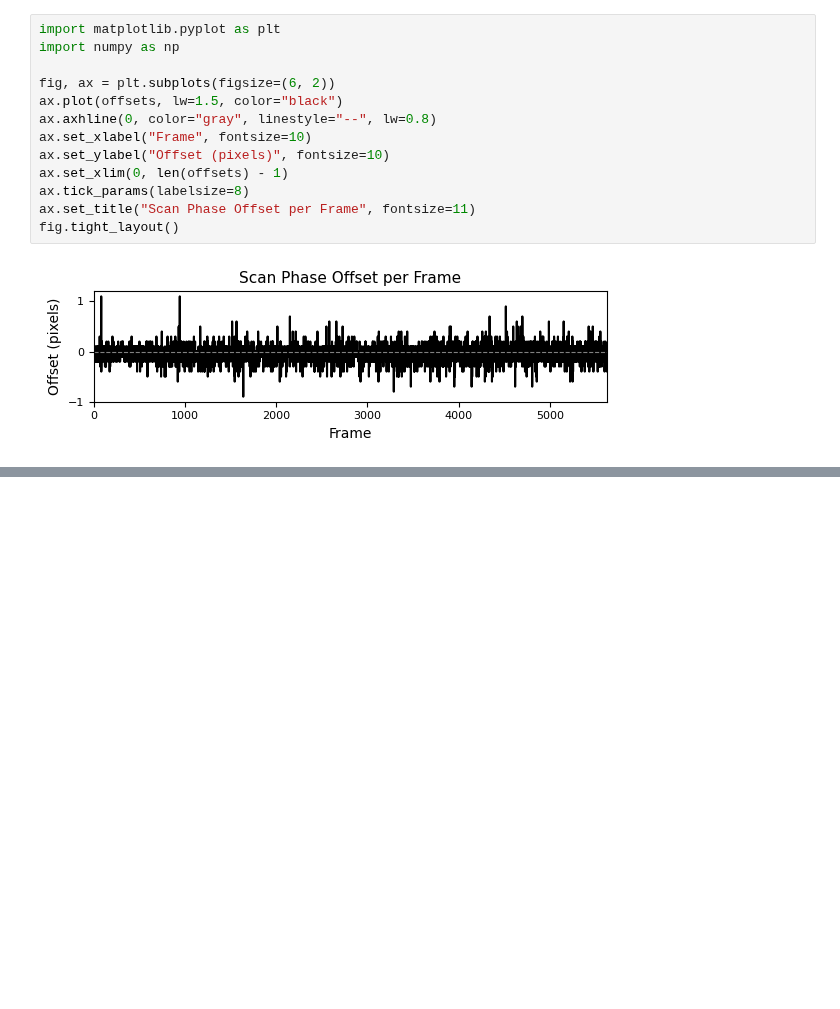
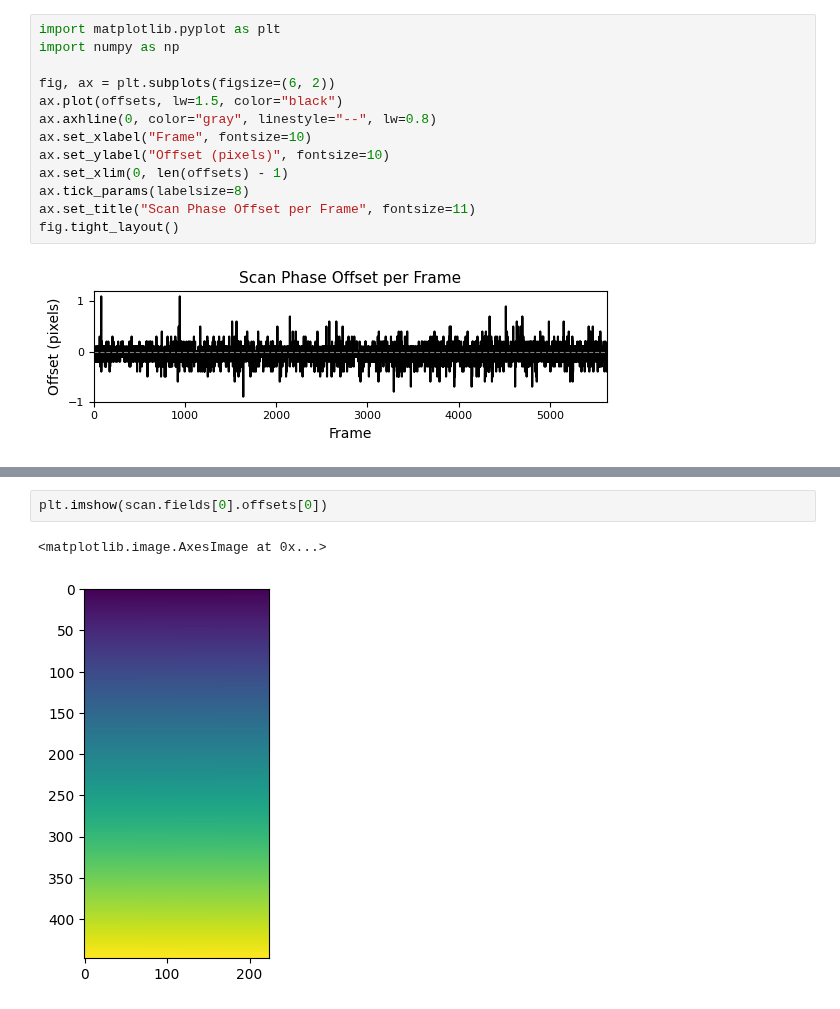
Before and after one commit to apasarkar/masknmf-toolbox, a Jupyter notebook: notebooks/mbo_demos/scan_phase.ipynb, the cells around one changed output, grey strips where cells are left out. Drawn from its saved outputs; the diff is of its cells as text; blank space fills up the shorter version.

```diff
--- a/notebooks/mbo_demos/scan_phase.ipynb
+++ b/notebooks/mbo_demos/scan_phase.ipynb
@@ -259,0 +165,5 @@ plt.show()
+# %%
+plt.imshow(scan.fields[0].offsets[0])
+# %% [output]
+<matplotlib.image.AxesImage at 0x...>
+[figure, added]
```
Also changed, not shown: parts of 13 cells of this notebook, 1 other file.
